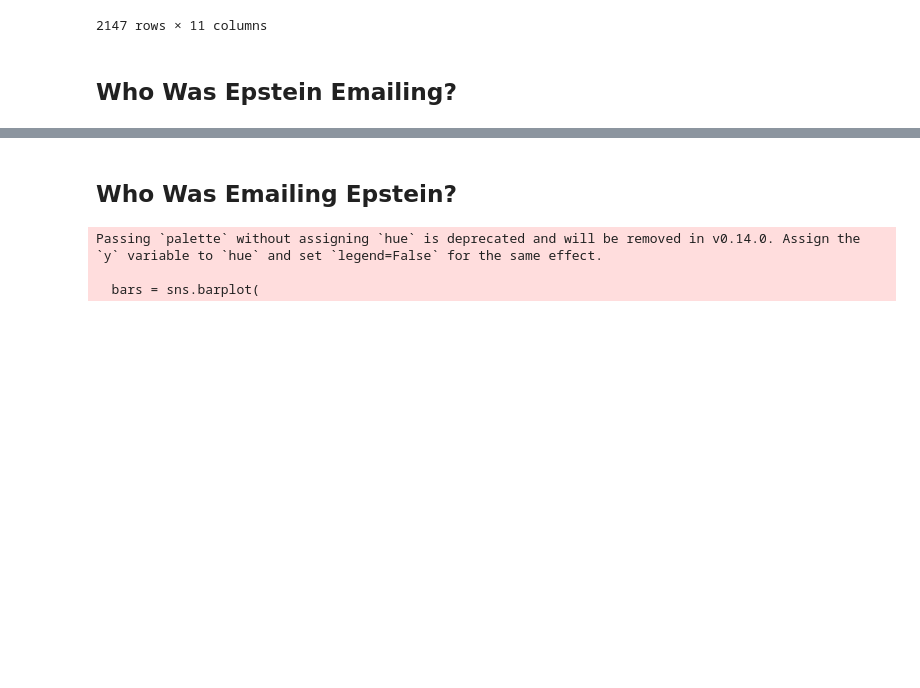
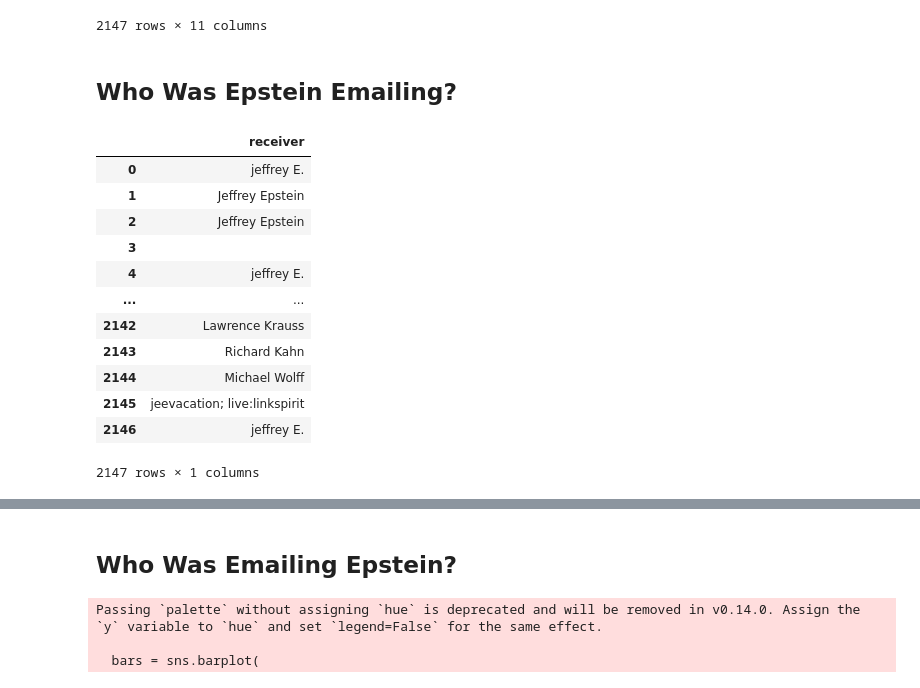
Before and after one commit to Connor-Villanueva/CSC-369, a Jupyter notebook: FinalProject/draft/explore_emails.ipynb, the cells around one changed output, grey strips where cells are left out. Saved outputs shown, nothing was run; the diff lists cells and outputs as text; code cells hidden in the pictures; blank space fills up the shorter version.

```diff
--- a/FinalProject/draft/explore_emails.ipynb
+++ b/FinalProject/draft/explore_emails.ipynb
@@ -265,3 +265,25 @@ emails
 2147 rows × 11 columns
 # %% [markdown]
 ## Who Was Epstein Emailing?
+# %%
+query = f"""
+    SELECT
+        receiver
+    FROM
+        emails
+"""
+duckdb.query(query).df()
+# %% [output]
+|  | receiver |
+| 0 | jeffrey E. |
+| 1 | Jeffrey Epstein |
+| 2 | Jeffrey Epstein |
+| 3 |  |
+| 4 | jeffrey E. |
+| ... | ... |
+| 2142 | Lawrence Krauss |
+| 2143 | Richard Kahn |
+| 2144 | Michael Wolff |
+| 2145 | jeevacation; live:linkspirit |
+| 2146 | jeffrey E. |
+2147 rows × 1 columns
```
Also changed, not shown: parts of 11 cells of this notebook, 4 other files.
